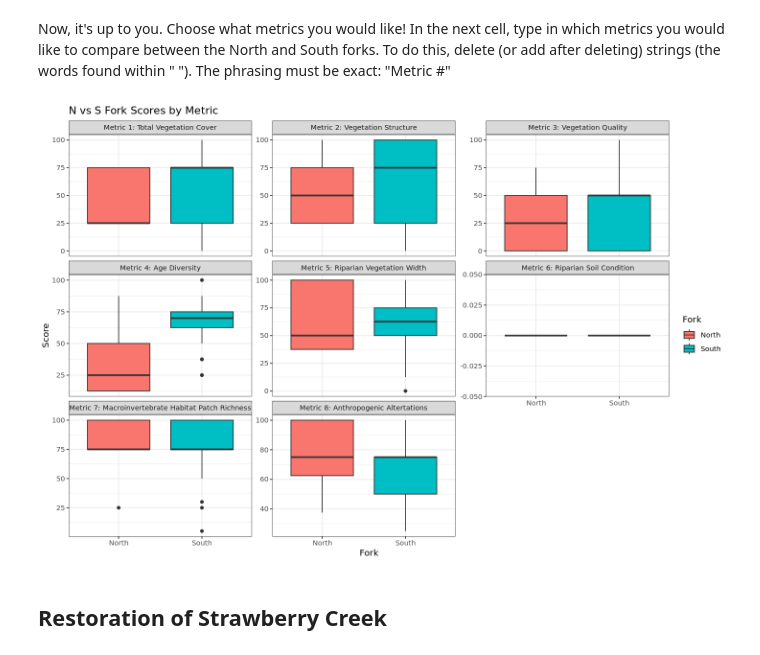
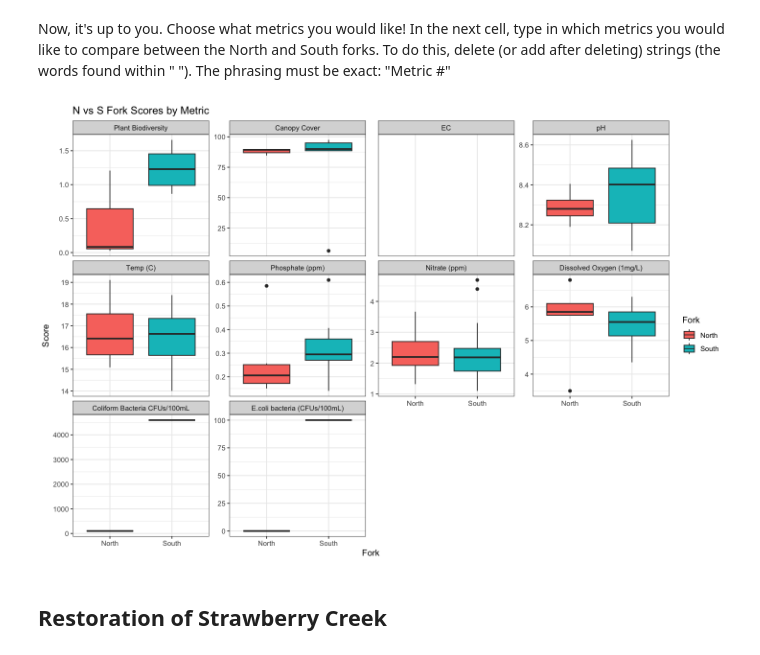
Before and after one commit to ds-modules/Bio-1B, a Jupyter notebook: Strawberry Creek/updated_straw_creek_lab_SP26.ipynb, the cells around one changed output. Drawn from its saved outputs; the diff is of its cells as text; code cells hidden in the pictures.

```diff
--- a/Strawberry Creek/updated_straw_creek_lab_SP26.ipynb
+++ b/Strawberry Creek/updated_straw_creek_lab_SP26.ipynb
@@ -70,13 +90,11 @@ Today, we'll be using a set of data that were previously collected from Strawber
 
 gs4_deauth() # This will work for a google sheets where anyone with a link can view.
 
-################################################################################################
-######## Replace this link with relevant one later. ########
-sheet_url = "https://docs.google.com/spreadsheets/d/11P9IKEIBGcPffTsTrGuINXSwM8NTaGaFZHmzpUJgZxQ/edit?usp=sharing"
-################################################################################################
+sheet_url = "https://docs.google.com/spreadsheets/d/1ThMWEIVa4ylIg64tjb2AYFdX-yACI_w6Qkamdq2Xju0/edit?usp=sharing"
+
 
 # Read the worksheet
 straw_creek_data = read_sheet(sheet_url, sheet = "Sheet1") #Can change the specific sheet to whatever
 
-head(straw_creek_data)
+straw_creek_data
 # %% [output]
@@ -250,36 +244,51 @@ South Mean Index Score: 51.99698
 # %% [markdown]
 Now, it's up to you. Choose what metrics you would like! In the next cell, type in which metrics you would like to compare between the North and South forks. To do this, delete (or add after deleting) strings (the words found within " "). The phrasing must be exact: "Metric #"
 # %%
-## Write whih metrics you would like to look at here:
-metric = c("Metric 1", "Metric 2", "Metric 3", "Metric 4", "Metric 5", "Metric 6", "Metric 7", "Metric 8")
-
-# Combine them into one pattern (e.g., "Metric 1|Metric 2|Metric 3|...")
-pattern = paste(metric, collapse = "|")
+## Write which metrics you would like to look at here:
+vars = c(
+  "Plant Biodiversity",
+  "Canopy Cover",
+  "EC",
+  "pH",
+  "Temp (C)",
+  "Phosphate (ppm)",
+  "Nitrate (ppm)",
+  "Dissolved Oxygen (1mg/L)",
+  "Coliform Bacteria CFUs/100mL",
+  "E.coli bacteria (CFUs/100mL)"
+)
 
 # Find all column names that contain those metrics
-metric_cols = names(straw_creek_data)[grepl(pattern, names(straw_creek_data))]
+varscols = intersect(vars, names(straw_creek_data))
+
+# Duplicate Combined sites into both North and South
+fork_data = rbind(
+  straw_creek_data[straw_creek_data$Fork %in% c("North", "South"), ],
+  transform(straw_creek_data[straw_creek_data$Fork == "Combined", ], Fork = "North"),
+  transform(straw_creek_data[straw_creek_data$Fork == "Combined", ], Fork = "South")
+)
 
 straw_creek_data_long = melt(
-  straw_creek_data,
+  fork_data,
   id.vars = c("Site", "Fork"),
-  measure.vars = metric_cols,
+  measure.vars = varscols,
   variable.name = "Metric",
   value.name = "Score"
 )
 # %%
-options(repr.plot.width = 12, repr.plot.height = 8) #Change the plot size
+options(repr.plot.width = 12, repr.plot.height = 8) # Change the plot size
 
 ggplot(straw_creek_data_long, aes(x = Fork, y = Score, fill = Fork)) +
-  geom_boxplot() +
+  geom_boxplot(na.rm = TRUE) +
   facet_wrap(~ Metric, scales = "free_y") +
   labs(
     title = "N vs S Fork Scores by Metric",
     x = "Fork",
     y = "Score"
   ) +
   theme_bw()
 # %% [output]
-[figure, old version]
+[figure, new version]
 # %% [markdown]
 ##  Restoration of Strawberry Creek
 # %% [markdown]
```
Also changed, not shown: parts of 16 cells of this notebook, 2 other files.
